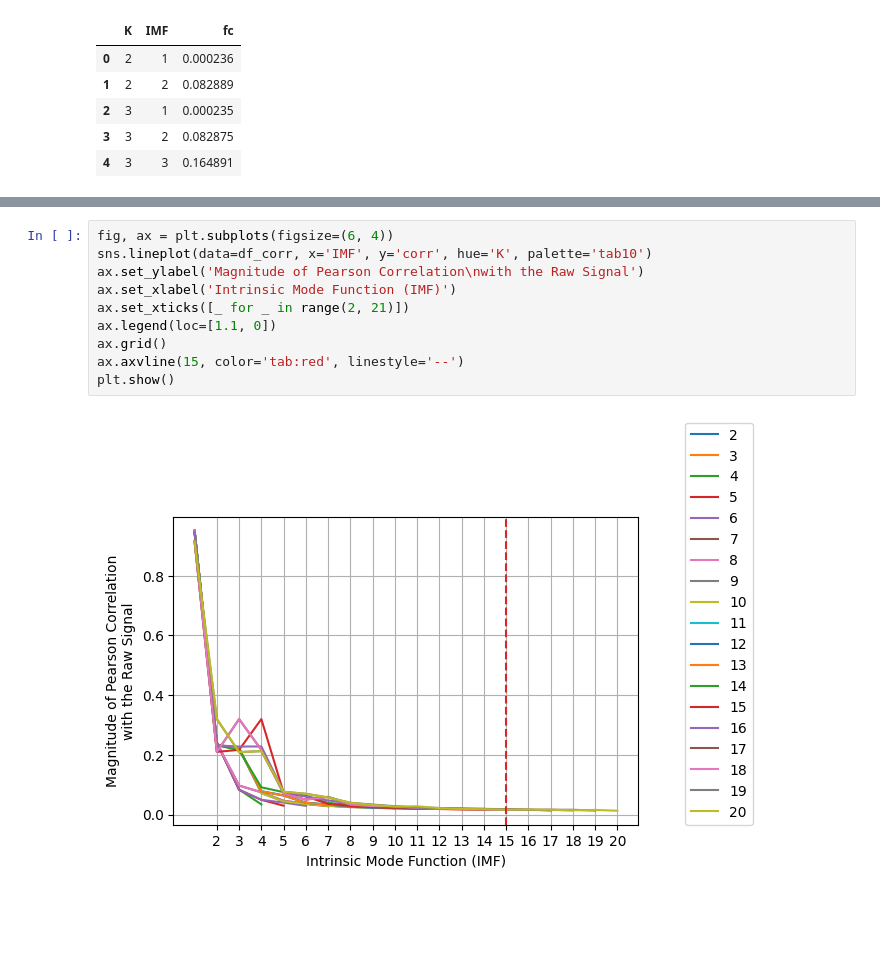
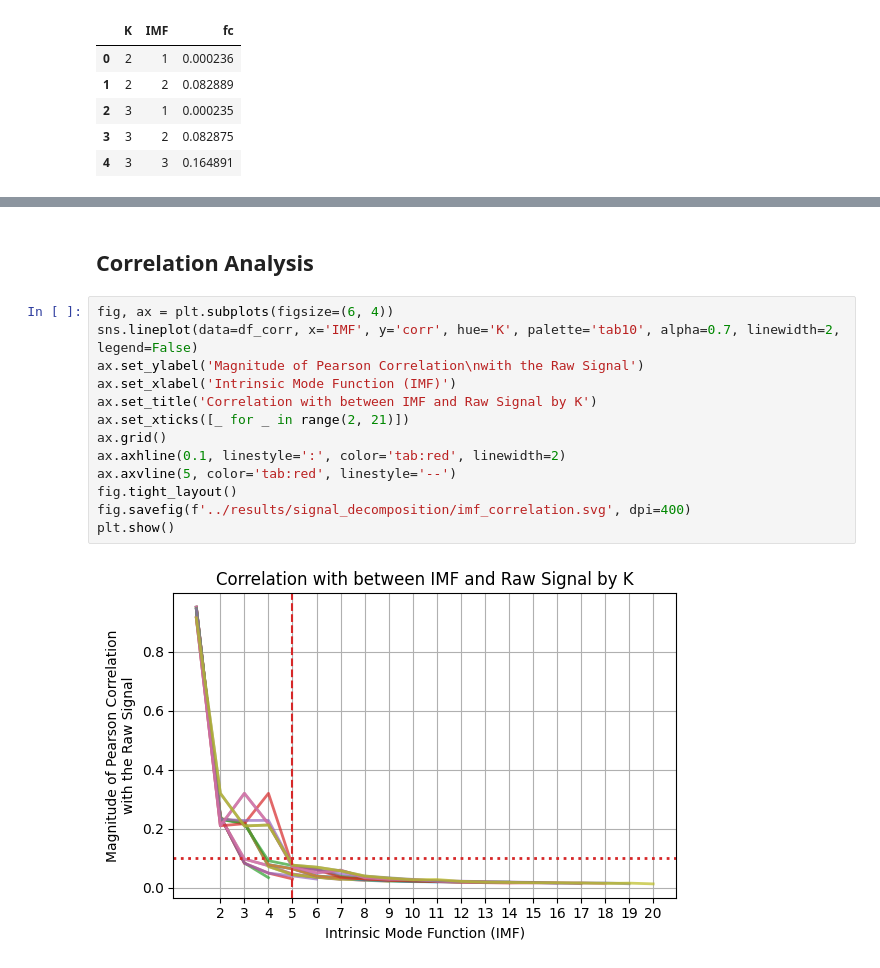
Before and after one commit to BenLeidig/de_lu_epf, a Jupyter notebook: doc/signal_decomposition.ipynb, the cells around one changed output, grey strips where cells are left out. Drawn from its saved outputs; the diff is of its cells as text; blank space fills up the shorter version.

Commit message:
signal decomp complete

```diff
--- a/doc/signal_decomposition.ipynb
+++ b/doc/signal_decomposition.ipynb
@@ -100,12 +117,17 @@ df_corr.head()
+# %% [markdown]
+## Correlation Analysis
 # %%
 fig, ax = plt.subplots(figsize=(6, 4))
-sns.lineplot(data=df_corr, x='IMF', y='corr', hue='K', palette='tab10')
+sns.lineplot(data=df_corr, x='IMF', y='corr', hue='K', palette='tab10', alpha=0.7, linewidth=2, legend=False)
 ax.set_ylabel('Magnitude of Pearson Correlation\nwith the Raw Signal')
 ax.set_xlabel('Intrinsic Mode Function (IMF)')
+ax.set_title('Correlation with between IMF and Raw Signal by K')
 ax.set_xticks([_ for _ in range(2, 21)])
-ax.legend(loc=[1.1, 0])
 ax.grid()
-ax.axvline(15, color='tab:red', linestyle='--')
+ax.axhline(0.1, linestyle=':', color='tab:red', linewidth=2)
+ax.axvline(5, color='tab:red', linestyle='--')
+fig.tight_layout()
+fig.savefig(f'../results/signal_decomposition/imf_correlation.svg', dpi=400)
 plt.show()
 # %% [output]
-[figure, old version]
+[figure, new version]
```
Also changed, not shown: parts of 13 cells of this notebook, 8 other files.
